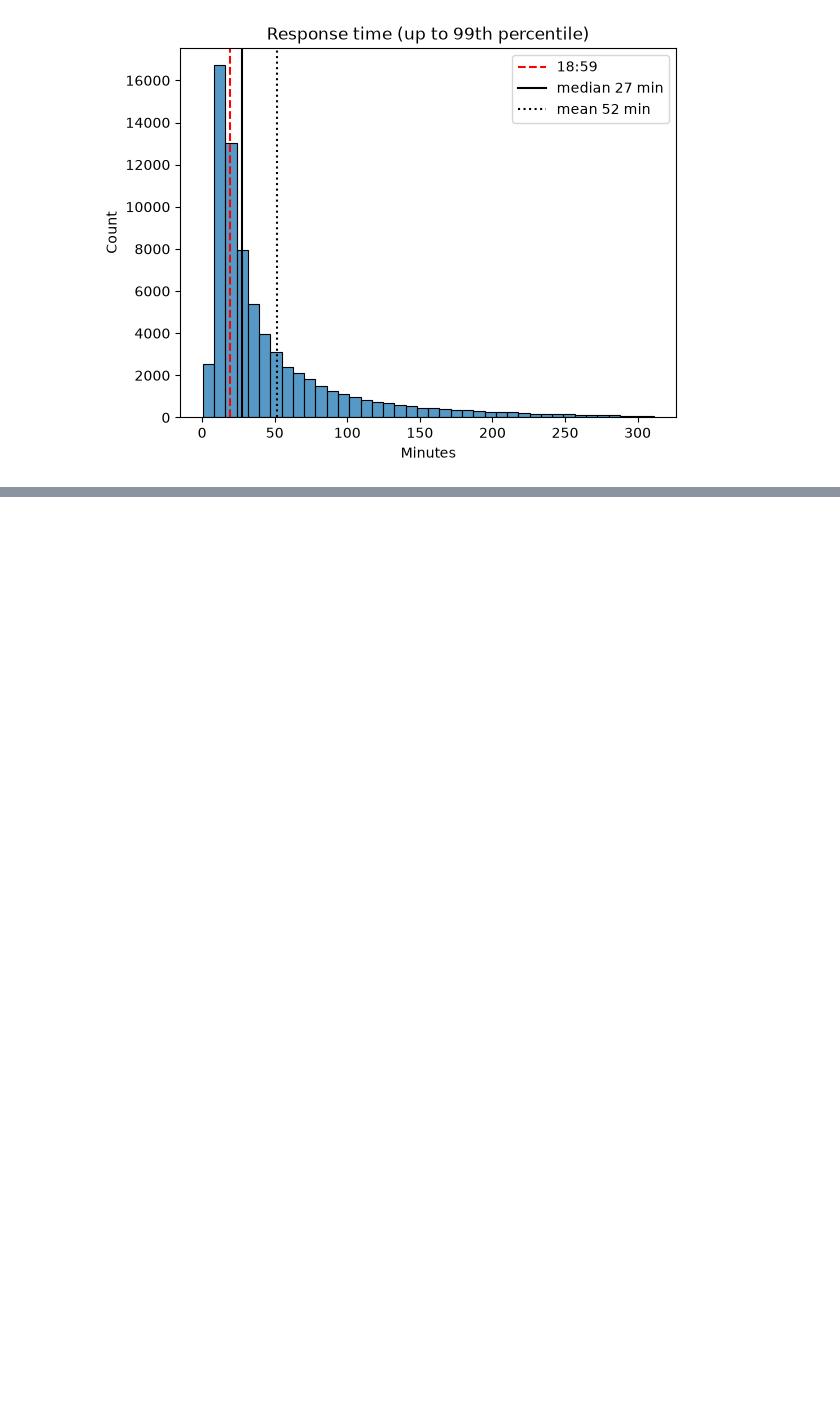
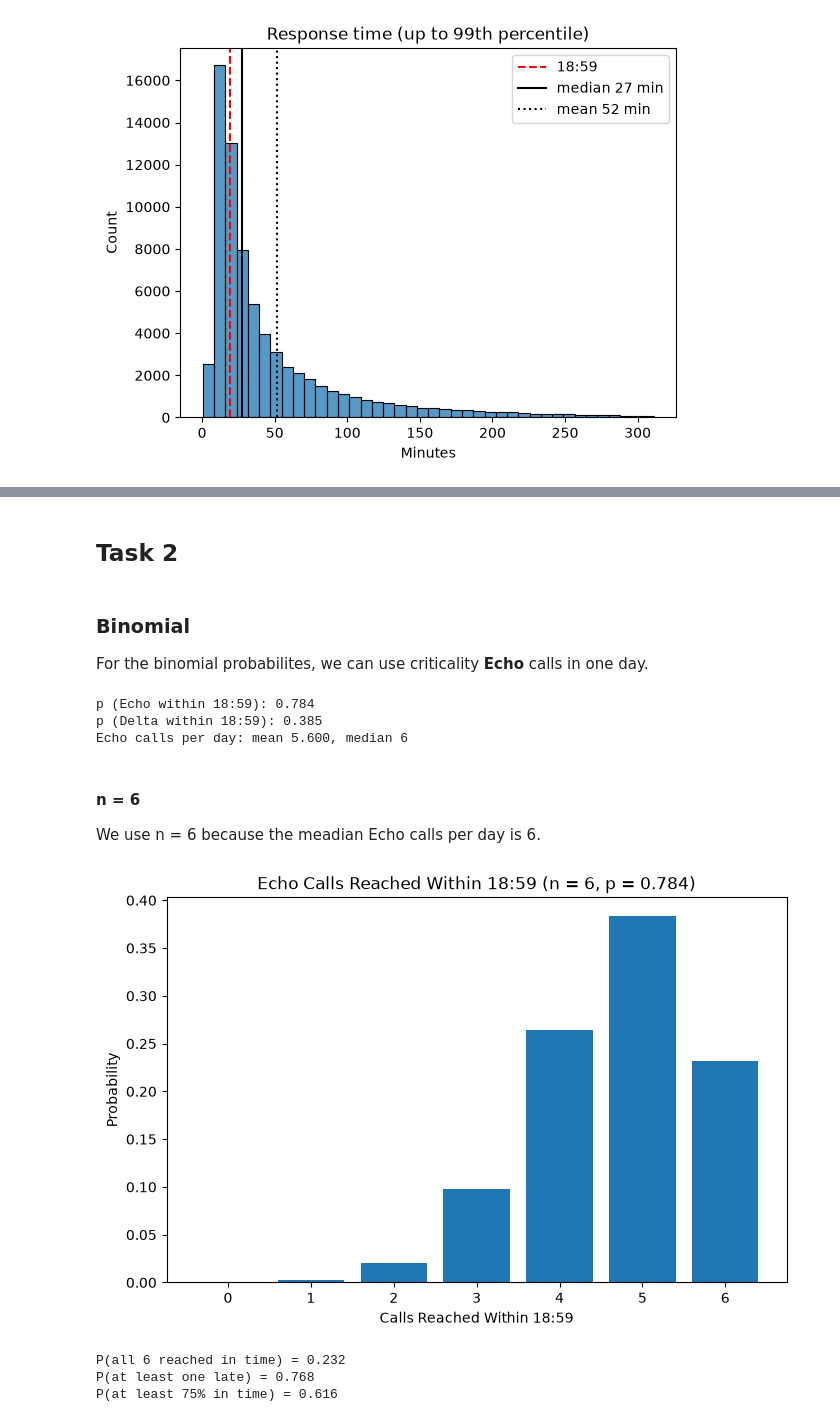
Before and after one commit to oscar-juarez-cct/ambulance-incidents, a Jupyter notebook: ambulance-incidents.ipynb, the cells around one changed output, grey strips where cells are left out. Saved outputs shown, nothing was run; the diff lists cells and outputs as text; code cells hidden in the pictures; blank space fills up the shorter version.

Commit message:
Plotted Binomial function for Echo calls in one day

```diff
--- a/ambulance-incidents.ipynb
+++ b/ambulance-incidents.ipynb
@@ -568,0 +569,60 @@ plt.show()
+# %% [markdown]
+## Task 2
+# %% [markdown]
+### Binomial
+
+For the binomial probabilites, we can use criticality **Echo** calls in one day.
+# %%
+# We code a binomial probability
+
+echo = df[df["criticality"] == "E"]
+p_echo = (echo["response_time"].dropna() <= NATIONAL_TARGET).mean()
+p_delta = (delta["response_time"].dropna() <= NATIONAL_TARGET).mean()
+
+# Echo calls per day, counting days with no Echo calls as 0
+echo_per_day = echo.groupby("Date").size().reindex(calls_per_day.index, fill_value=0)
+n_echo = int(echo_per_day.median())
+
+print(f"""
+p (Echo within 18:59): {p_echo:.3f}
+p (Delta within 18:59): {p_delta:.3f}
+Echo calls per day: mean {echo_per_day.mean():.3f}, median {n_echo}
+""")
+# %% [output]
+p (Echo within 18:59): 0.784
+p (Delta within 18:59): 0.385
+Echo calls per day: mean 5.600, median 6
+# %%
+# Plot the binomial as a function
+def plot_binomial(n, p, label, normal_curve = False):
+    k = np.arange(0, n + 1)
+    mean, sd = n * p, np.sqrt(n * p * (1 - p))
+    probs = binom.pmf(k, n, p)
+    plt.figure(figsize=(8, 5))
+    plt.bar(k, probs)
+    plt.title(f"{label} Calls Reached Within 18:59 (n = {n}, p = {p:.3f})")
+    plt.xlabel("Calls Reached Within 18:59")
+    plt.ylabel("Probability")
+
+    if normal_curve:
+        x = np.linspace(0, n, 500)
+        plt.plot(x, norm.pdf(x, mean, sd), color="red", label="Normal approximation")
+        plt.legend()
+
+    return k, probs
+# %% [markdown]
+#### n = 6
+
+We use n = 6 because the meadian Echo calls per day is 6.
+# %%
+plot_binomial(6, p_echo, "Echo")
+plt.show()
+
+print(f"P(all {n_echo} reached in time) = {binom.pmf(n_echo, n_echo, p_echo):.3f}")
+print(f"P(at least one late) = {1 - binom.pmf(n_echo, n_echo, p_echo):.3f}")
+print(f"P(at least 75% in time) = {binom.sf(np.ceil(0.75 * n_echo) - 1, n_echo, p_echo):.3f}")
+# %% [output]
+[figure, added]
+P(all 6 reached in time) = 0.232
+P(at least one late) = 0.768
+P(at least 75% in time) = 0.616
```
Also changed, not shown: parts of 17 cells of this notebook.
